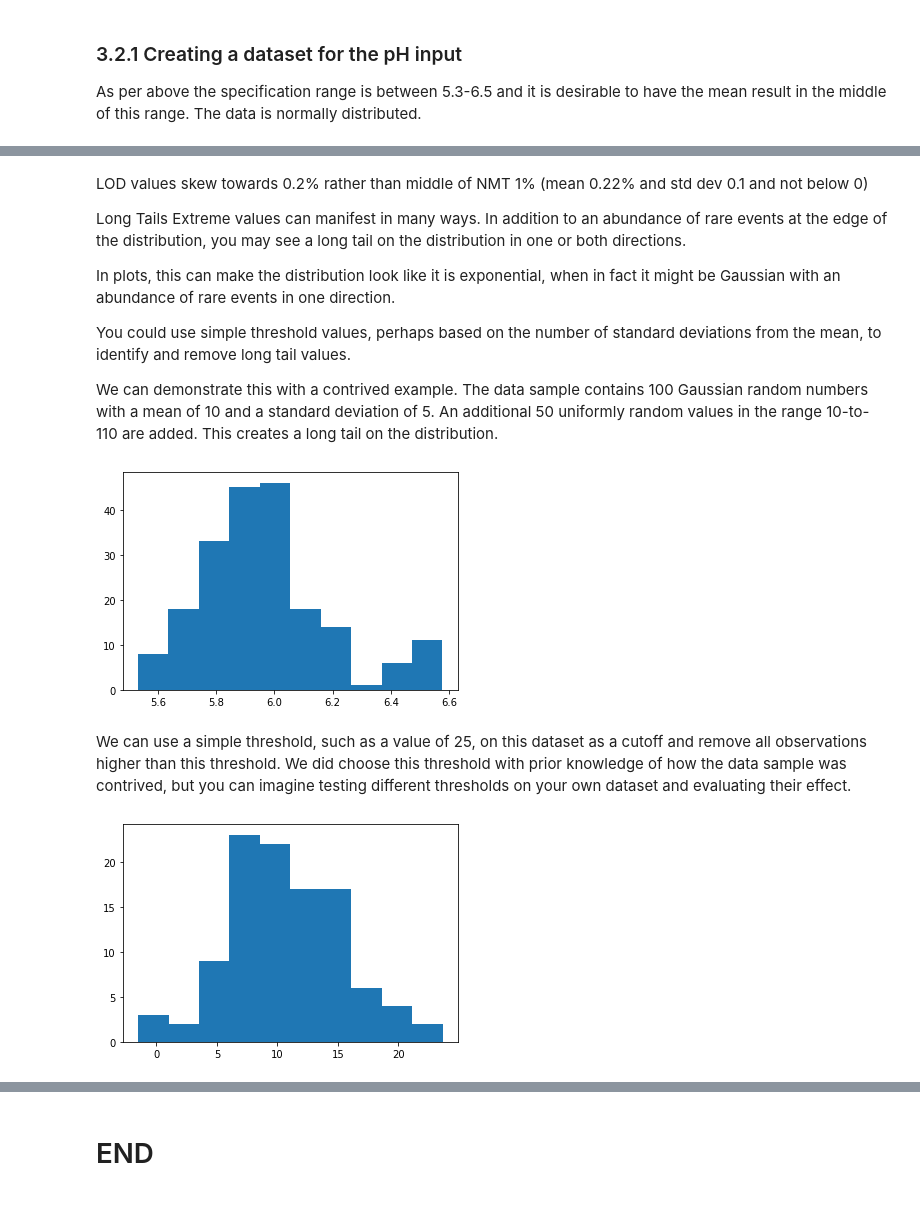
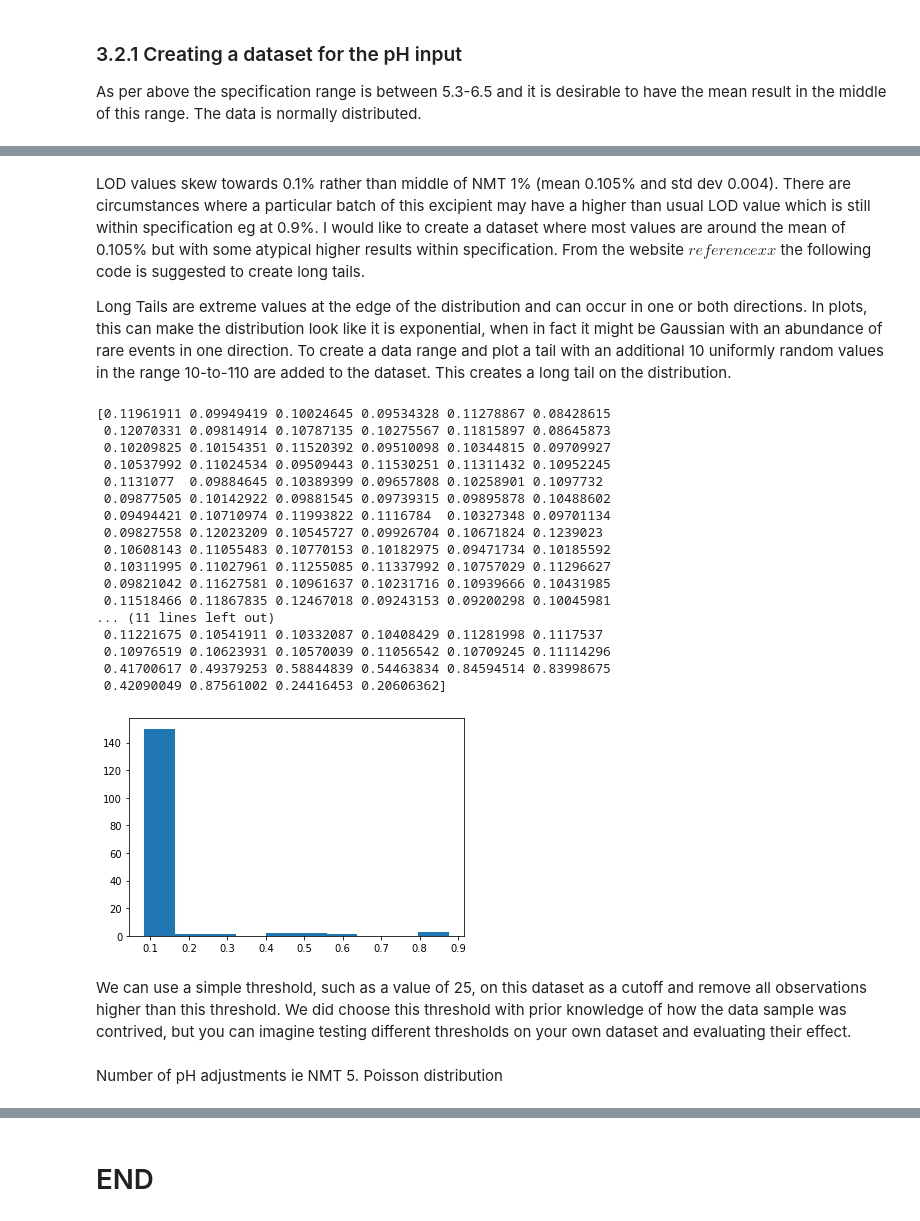
Before and after one commit to ClaireGMIT/ProgrammingProjectNOV2019, a Jupyter notebook: ProgrammingProjectNOV2019.ipynb, the cells around one changed output, grey strips where cells are left out. Cells and saved outputs as stored; diff of their text form; code cells hidden in the pictures.

```diff
--- a/ProgrammingProjectNOV2019.ipynb
+++ b/ProgrammingProjectNOV2019.ipynb
@@ -166,55 +236,57 @@ plt.hist(s) # display results as a histogram plot
 # %% [markdown]
-LOD values skew towards 0.2% rather than middle of NMT 1% (mean 0.22% and std dev 0.1 and not below 0)
+LOD values skew towards 0.1% rather than middle of NMT 1% (mean 0.105% and std dev 0.004). There are circumstances where a particular batch of this excipient may have a higher than usual LOD value which is still within specification eg at 0.9%. I would like to create a dataset where most values are around the mean of 0.105% but with some atypical higher results within specification. From the website $reference xx$ the following code is suggested to create long tails.
 
-Long Tails
-Extreme values can manifest in many ways. In addition to an abundance of rare events at the edge of the distribution, you may see a long tail on the distribution in one or both directions.
-
-In plots, this can make the distribution look like it is exponential, when in fact it might be Gaussian with an abundance of rare events in one direction.
-
-You could use simple threshold values, perhaps based on the number of standard deviations from the mean, to identify and remove long tail values.
-
-We can demonstrate this with a contrived example. The data sample contains 100 Gaussian random numbers with a mean of 10 and a standard deviation of 5. An additional 50 uniformly random values in the range 10-to-110 are added. This creates a long tail on the distribution.
+Long Tails are extreme values at the edge of the distribution and can occur in one or both directions. In plots, this can make the distribution look like it is exponential, when in fact it might be Gaussian with an abundance of rare events in one direction. To create a data range and plot a tail with an additional 10 uniformly random values in the range 10-to-110 are added to the dataset. This creates a long tail on the distribution.
 # %%
 # histogram plot of data with a long tail
 from numpy.random import seed
 from numpy.random import randn
 from numpy.random import rand
 from numpy import append
 from matplotlib import pyplot
 # seed the random number generator
 seed(1)
+
 # generate a univariate data sample
-data = 0.16 * randn(150) + 5.9
-tail = 5.6 + (rand(50) * 1)
-# add long tail
-data = append(data, tail)
-# histogram
-pyplot.hist(data)
+
+# LOD = std dev * randn(no of data points) + mean result
+LOD = 0.009 * randn(150) + 0.105
+
+# tail = mean + (rand(no of extreme data points) * number to create a range)
+tail = 0.105 + (rand(10) * 0.8) # ie create 10 values as a long tail from 0.105 to 0.905 (0.105+0.8). 0.8 was chosen so that tail values remained under the specification limit of NMT 1.0%.
+
+# append the tail data to the regular data
+LOD = append(LOD, tail)
+
+print(LOD)
+
+# display results as a histogram plot
+
+pyplot.hist(LOD)
 pyplot.show()
 
 # ref https://machinelearningmastery.com/how-to-transform-data-to-fit-the-normal-distribution/
+
+# code does the right thing as per the histogram but there is some data outside the specification limit of NMT 1.0%.
+# The raw material would not be used in a pharmaceutical batch if it was outside this range.
 # %% [output]
+[0.11961911 0.09949419 0.10024645 0.09534328 0.11278867 0.08428615
+ 0.12070331 0.09814914 0.10787135 0.10275567 0.11815897 0.08645873
+ 0.10209825 0.10154351 0.11520392 0.09510098 0.10344815 0.09709927
+ 0.10537992 0.11024534 0.09509443 0.11530251 0.11311432 0.10952245
+ 0.1131077  0.09884645 0.10389399 0.09657808 0.10258901 0.1097732
+ 0.09877505 0.10142922 0.09881545 0.09739315 0.09895878 0.10488602
+ 0.09494421 0.10710974 0.11993822 0.1116784  0.10327348 0.09701134
+ 0.09827558 0.12023209 0.10545727 0.09926704 0.10671824 0.1239023
+ 0.10608143 0.11055483 0.10770153 0.10182975 0.09471734 0.10185592
+ 0.10311995 0.11027961 0.11255085 0.11337992 0.10757029 0.11296627
+ 0.09821042 0.11627581 0.10961637 0.10231716 0.10939666 0.10431985
+ 0.11518466 0.11867835 0.12467018 0.09243153 0.09200298 0.10045981
+... (11 lines left out)
+ 0.11221675 0.10541911 0.10332087 0.10408429 0.11281998 0.1117537
+ 0.10976519 0.10623931 0.10570039 0.11056542 0.10709245 0.11114296
+ 0.41700617 0.49379253 0.58844839 0.54463834 0.84594514 0.83998675
+ 0.42090049 0.87561002 0.24416453 0.20606362]
-[figure, old version]
+[figure, new version]
 # %% [markdown]
 We can use a simple threshold, such as a value of 25, on this dataset as a cutoff and remove all observations higher than this threshold. We did choose this threshold with prior knowledge of how the data sample was contrived, but you can imagine testing different thresholds on your own dataset and evaluating their effect.
-# %%
-# histogram plot of data with a long tail
-from numpy.random import seed
-from numpy.random import randn
-from numpy.random import rand
-from numpy import append
-from matplotlib import pyplot
-# seed the random number generator
-seed(1)
-# generate a univariate data sample
-data = 5 * randn(100) + 10
-tail = 10 + (rand(10) * 100)
-# add long tail
-data = append(data, tail)
-# trim values
-data = [x for x in data if x < 25]
-# histogram
-pyplot.hist(data)
-pyplot.show()
-# %% [output]
-[figure, removed]
@@ -221 +296,3 @@ pyplot.show()
+# %% [markdown]
+Number of pH adjustments ie NMT 5. Poisson distribution
 # %% [markdown]
```
Also changed, not shown: parts of 12 cells of this notebook, 1 other file.
